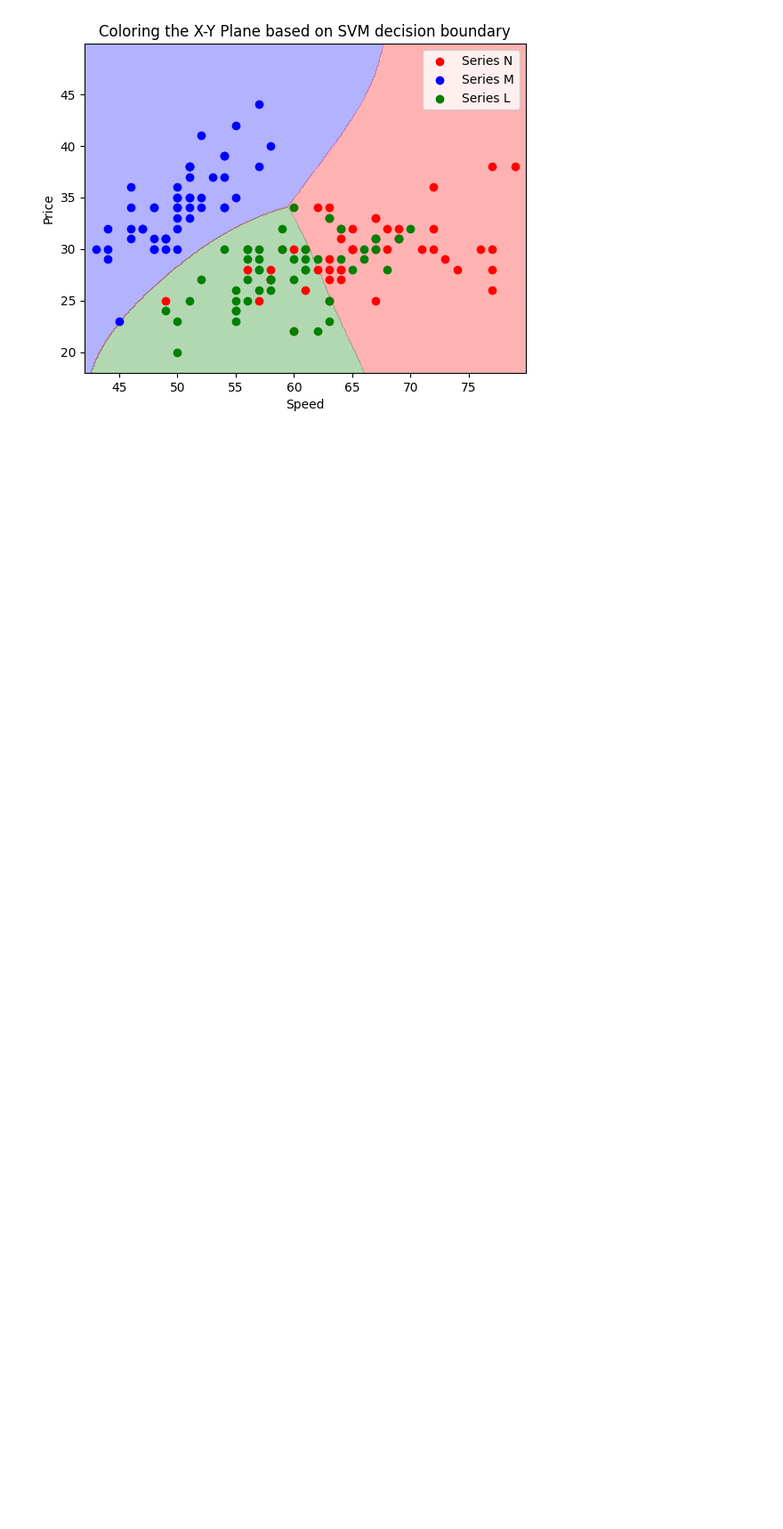
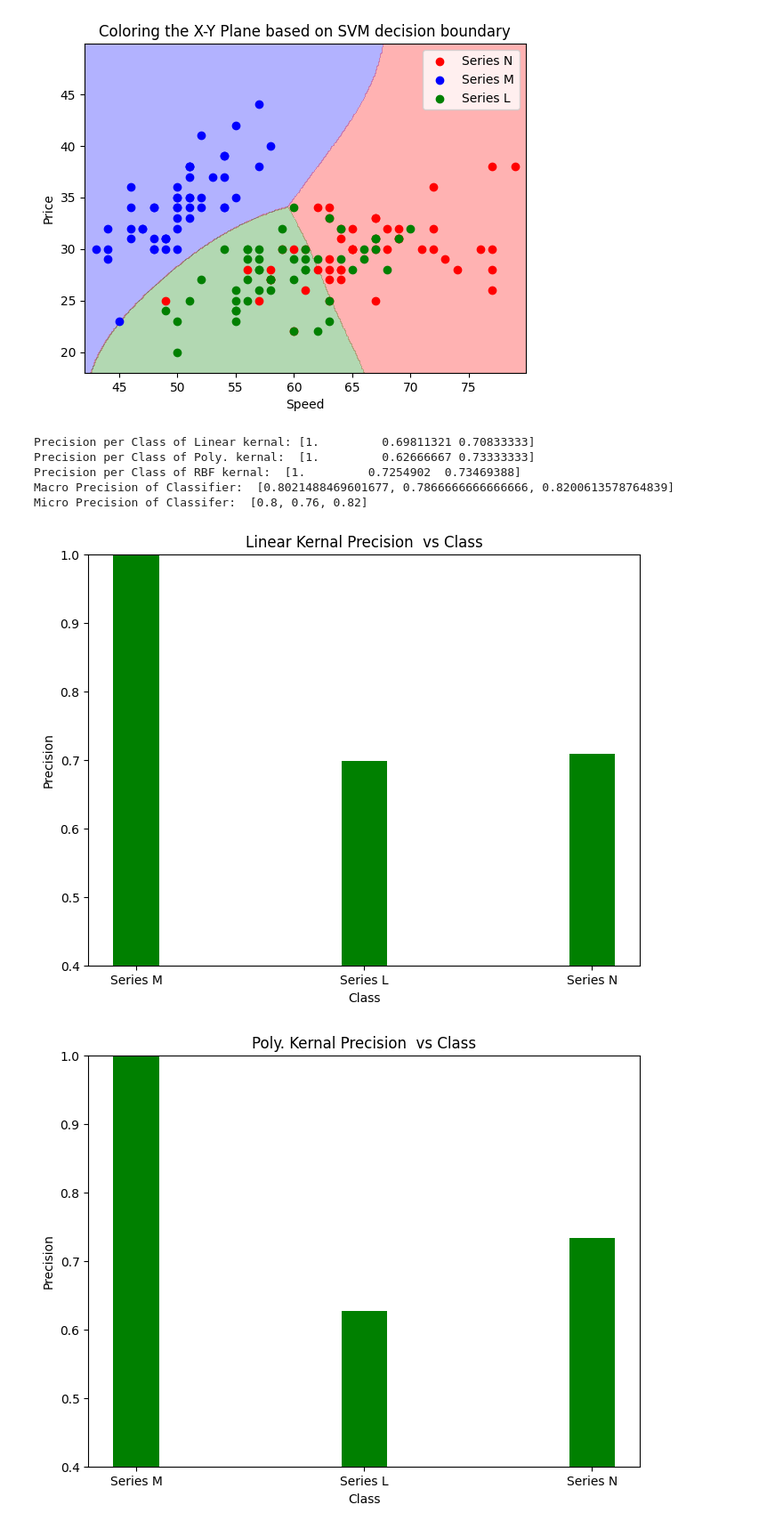
Before and after one commit to Aditya-Y-29/ML-Assignments, a Jupyter notebook: Assignment-2/Task2.ipynb, the cells around one changed output. Shown: that part at 89% size. Saved outputs shown, nothing was run; the diff lists cells and outputs as text; code cells hidden in the pictures; blank space fills up the shorter version.

```diff
--- a/Assignment-2/Task2.ipynb
+++ b/Assignment-2/Task2.ipynb
@@ -475,6 +478,10 @@ y_l = np.array(df['Model'].replace('Series M', '-1').replace('Series N', '-1').r
 sv_a_m, sv_X_m, sv_y_m, intercept_m = get_svm_weight_vector_and_intercept_having_rbf_kernal(X, y_m, C, gamma)
 sv_a_n, sv_X_n, sv_y_n, intercept_n = get_svm_weight_vector_and_intercept_having_rbf_kernal(X, y_n, C, gamma)
 sv_a_l, sv_X_l, sv_y_l, intercept_l = get_svm_weight_vector_and_intercept_having_rbf_kernal(X, y_l, C, gamma)
+# %%
+y_pred_rbf = []
+for idx in range(len(X)):
+    y_pred_rbf.append(condition_function(X[idx][0], X[idx][1]))
 # %%
 x_column = 'speed'
 y_column = 'price'
@@ -488,0 +496,49 @@ plot_svm_decision_boundary()
+# %%
+def plot_evalution_metrices(classifier, evalution_metric, title, xlabel, ylabel):
+    plt.figure(figsize=(8, 6))
+    plt.bar(classifier, evalution_metric, color='green', width=0.2)
+    plt.xlabel(xlabel)
+    plt.ylabel(ylabel)
+    plt.ylim(0.4, 1)
+    plt.title(title)
+    plt.show()
+# %%
+y_true = np.array(df['Model'].replace('Series M', '0').replace('Series N', '1').replace('Series L', '2').values.tolist(), dtype=np.float64)
+# %%
+classifier = ['Linear', 'Polynomial Kernal', 'RBF Kernal']
+Class = ['Series M', 'Series L', 'Series N']
+precision_per_class_l = precision_score(y_true, y_pred_l, average=None)
+macro_precision_l = precision_score(y_true, y_pred_l, average='macro')
+micro_precision_l = precision_score(y_true, y_pred_l, average='micro')
+
+precision_per_class_p = precision_score(y_true, y_pred_p, average=None)
+macro_precision_p = precision_score(y_true, y_pred_p, average='macro')
+micro_precision_p = precision_score(y_true, y_pred_p, average='micro')
+
+precision_per_class_rbf = precision_score(y_true, y_pred_rbf, average=None)
+macro_precision_rbf = precision_score(y_true, y_pred_rbf, average='macro')
+micro_precision_rbf = precision_score(y_true, y_pred_rbf, average='micro')
+
+macro_precision = [macro_precision_l, macro_precision_p, macro_precision_rbf]
+micro_precision = [micro_precision_l, micro_precision_p, micro_precision_rbf]
+# %%
+print("Precision per Class of Linear kernal:", precision_per_class_l)
+print("Precision per Class of Poly. kernal: ", precision_per_class_p)
+print("Precision per Class of RBF kernal: ", precision_per_class_rbf)
+print("Macro Precision of Classifier: ", macro_precision)
+print("Micro Precision of Classifer: ", micro_precision)
+# %% [output]
+Precision per Class of Linear kernal: [1.         0.69811321 0.70833333]
+Precision per Class of Poly. kernal:  [1.         0.62666667 0.73333333]
+Precision per Class of RBF kernal:  [1.         0.7254902  0.73469388]
+Macro Precision of Classifier:  [0.8021488469601677, 0.7866666666666666, 0.8200613578764839]
+Micro Precision of Classifer:  [0.8, 0.76, 0.82]
+# %%
+plot_evalution_metrices(Class, precision_per_class_l, 'Linear Kernal Precision  vs Class', 'Class', 'Precision')
+plot_evalution_metrices(Class, precision_per_class_p, 'Poly. Kernal Precision  vs Class', 'Class', 'Precision')
+plot_evalution_metrices(Class, precision_per_class_rbf, 'RBF Kernal Precision  vs Class', 'Class', 'Precision')
+plot_evalution_metrices(classifier, macro_precision, 'Macro Precision vs Classifier', 'Classifier','Macro Precision')
+plot_evalution_metrices(classifier, micro_precision, 'Micro Precision vs Classifier', 'Classifier', 'Micro Precision')
+# %% [output]
+[figure, added]
+[figure, added]
```
Also changed, not shown: parts of 14 cells of this notebook.
